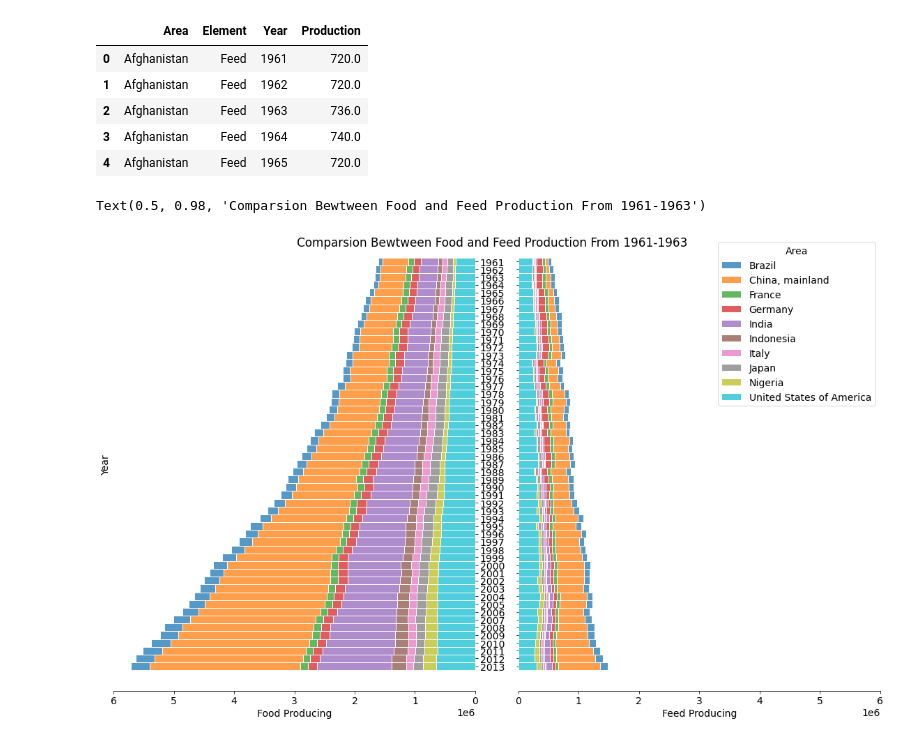
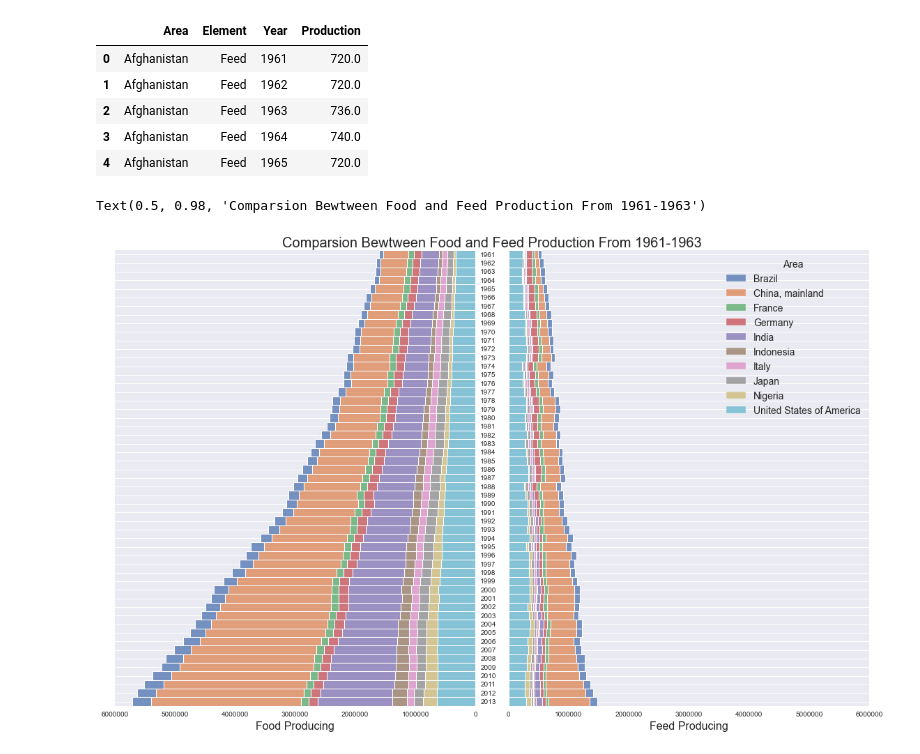
Before and after one commit to PINGGEZI/Springboard, a Jupyter notebook: storytelling/food production/Food and Feed Production.ipynb, the cells around one changed output. Cells and saved outputs as stored; diff of their text form; code cells hidden in the pictures.

```diff
--- a/storytelling/food production/Food and Feed Production.ipynb
+++ b/storytelling/food production/Food and Feed Production.ipynb
@@ -18,10 +18,14 @@ import numpy as np
 import matplotlib.pyplot as plt
 import seaborn as sns
 
+plt.style.use('seaborn')
 %matplotlib inline
 
-plt.rcParams['figure.figsize'] = [10,6]
+plt.rcParams['figure.figsize'] = [12,7]
+plt.rcParams['axes.titlesize'] = 16
+plt.rcParams['axes.grid.axis'] = 'y'
 plt.rcParams['font.size'] = 14
+plt.rcParams['legend.fontsize'] = 14
 # %% [markdown]
 ## Load The Data
 # %%
@@ -439,35 +472,28 @@ stacked_data.head()
 # %%
 stacked_food = stacked_data.loc[(stacked_data.Area.isin(naiton_total[-10:].index) & (stacked_data.Element == 'Food')),:]
 stacked_feed = stacked_data.loc[(stacked_data.Area.isin(naiton_total[-10:].index) & (stacked_data.Element == 'Feed')),:]
 
 fig, axs = plt.subplots(1,2,
                       figsize=(16,10),
                       sharey= True)
 
 sns.histplot(y= 'Year',weights = 'Production',multiple = 'stack',hue = 'Area',data = stacked_food,
-             edgecolor = 'white',ax= axs[0],legend = False)
+             edgecolor = 'white',ax= axs[0],legend = False,palette= 'deep')
 
 sns.histplot(y= 'Year',weights = 'Production',multiple = 'stack',hue = 'Area',data = stacked_feed,
-             edgecolor = 'white',ax= axs[1])
+             edgecolor = 'white',ax= axs[1],palette= 'deep')
 
 axs[0].set_xlim(0,6e6)
 axs[1].set_xlim(0,6e6)
 
-axs[0].set_xlabel('Food Producing')
-axs[1].set_xlabel('Feed Producing')
-
-
+axs[0].set_xlabel('Food Producing',fontsize = 16)
+axs[1].set_xlabel('Feed Producing',fontsize = 16)
+axs[0].set_ylabel(None)
 axs[0].yaxis.set_ticks_position('right')
 axs[0].invert_xaxis()
-axs[0].spines['top'].set_visible(False)
-axs[0].spines['left'].set_visible(False)
-axs[0].spines['right'].set_visible(False)
-axs[1].spines['right'].set_visible(False)
-axs[1].spines['left'].set_visible(False)
-axs[1].spines['top'].set_visible(False)
 
 fig.tight_layout()
-plt.suptitle('Comparsion Bewtween Food and Feed Production From 1961-1963')
+plt.suptitle('Comparsion Bewtween Food and Feed Production From 1961-1963',fontsize = 20,va = 'bottom')
 # %% [output]
 Text(0.5, 0.98, 'Comparsion Bewtween Food and Feed Production From 1961-1963')
-[figure, old version]
+[figure, new version]
```
Also changed, not shown: parts of 48 cells of this notebook.
